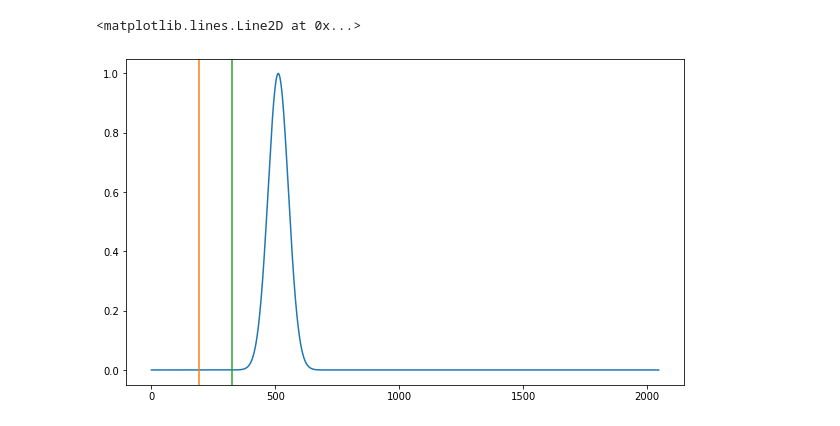
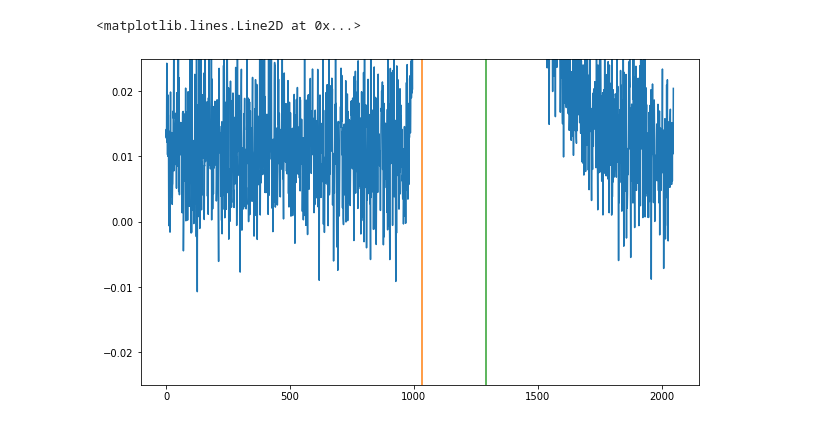
Before and after one commit to akensert/deep-learning-peak-detection, a Jupyter notebook: notebooks/Single-peak-UNet-Copy1.ipynb, the cells around one changed output. Saved outputs shown, nothing was run; the diff lists cells and outputs as text; code cells hidden in the pictures.

```diff
--- a/notebooks/Single-peak-UNet-Copy1.ipynb
+++ b/notebooks/Single-peak-UNet-Copy1.ipynb
@@ -41,22 +38,22 @@ def asymmetrical_gaussian_peak(x, amplitude, loc, scale, asymmetry):
 def generate_example(_):
     np.random.seed(_)
     t = np.linspace(0, 1, 2048)
-    loc = np.random.uniform(0.25, 0.25)
-    scale = np.random.uniform(0.02, 0.02)
-    amplitude = np.random.uniform(1.0, 1.0)
-    asymmetry = np.random.uniform(-0., 0.)
+    loc = np.random.uniform(0.35, 0.65)
+    scale = np.random.uniform(0.025, 0.03)
+    amplitude = np.random.uniform(8, 15)
+    asymmetry = np.random.uniform(0.0, 0.2)
 
     g = asymmetrical_gaussian_peak(t, amplitude, loc, scale, asymmetry)
 
-   # g += np.random.randn(g.shape[0]) * np.random.uniform(0, .005)
-    #g += np.random.uniform(-.010, .010)
-    #g += np.linspace(0, 1, len(g)) * np.random.uniform(-.020, .020)
+    g += np.random.randn(g.shape[0]) * np.random.uniform(0, .1)
+    g += np.random.uniform(-.50, .50)
+    g += np.linspace(0, 1, len(g)) * np.random.uniform(-.50, .50)
     y = encoder.encode(g, [loc], [scale], [asymmetry])
 
     return g, y
 
 with multiprocessing.Pool() as pool:
-    data = [i for i in tqdm(pool.imap(generate_example, range(32)), total=32)]
+    data = [i for i in tqdm(pool.imap(generate_example, range(500)), total=500)]
 
 
 y = np.stack([d[1] for d in data])
@@ -130,0 +155,14 @@ _________________________________________________________________
+# %%
+model = UNet()
+
+
+def loss(y_true, y_pred, sample_weight=None):
+
+    return tf.math.log1p(tf.math.abs(y_true - y_pred) * 10)
+
+model.compile(loss=loss, optimizer=tf.keras.optimizers.Adam(3e-4))
+model.fit(X[:490], y[:490], epochs=10, batch_size=32, verbose=1)
+model.compile(loss=loss, optimizer=tf.keras.optimizers.Adam(1e-5))
+model.fit(X[:490], y[:490], epochs=10, batch_size=32, verbose=1)
+model.compile(loss=loss, optimizer=tf.keras.optimizers.Adam(1e-6))
+model.fit(X[:490], y[:490], epochs=10, batch_size=32, verbose=1)
@@ -131,6 +188,4 @@ _________________________________________________________________
 # %%
-model = UNet()
-
-model.compile(loss=tf.keras.losses.BinaryCrossentropy(from_logits=True), optimizer=tf.keras.optimizers.Adam(1e-3))
-model.fit(X[:290], y[:290], epochs=15, verbose=1)
+model.compile(loss=loss, optimizer=tf.keras.optimizers.Adam(1e-5))
+model.fit(X[:490], y[:490], epochs=10, batch_size=32, verbose=1)
 # %% [output]
@@ -155,14 +246,13 @@ Epoch 15/15
 # %%
 plt.figure(figsize=(10, 6))
 
-ID = 292
+prediction = model.predict(X[ID][None])[0]
+left, right = encoder.decode(prediction)
 
-prediction = model.predict(X[ID][None])[0]
-left, right = encoder.decode(tf.nn.sigmoid(prediction))
-
+plt.ylim(-0.025, 0.025)
 plt.plot(X[ID])
 plt.axvline(left, color='C1')
 plt.axvline(right, color='C2')
 # %% [output]
 <matplotlib.lines.Line2D at 0x...>
-[figure, old version]
+[figure, new version]
```
Also changed, not shown: parts of 10 cells of this notebook, 2 other files.
